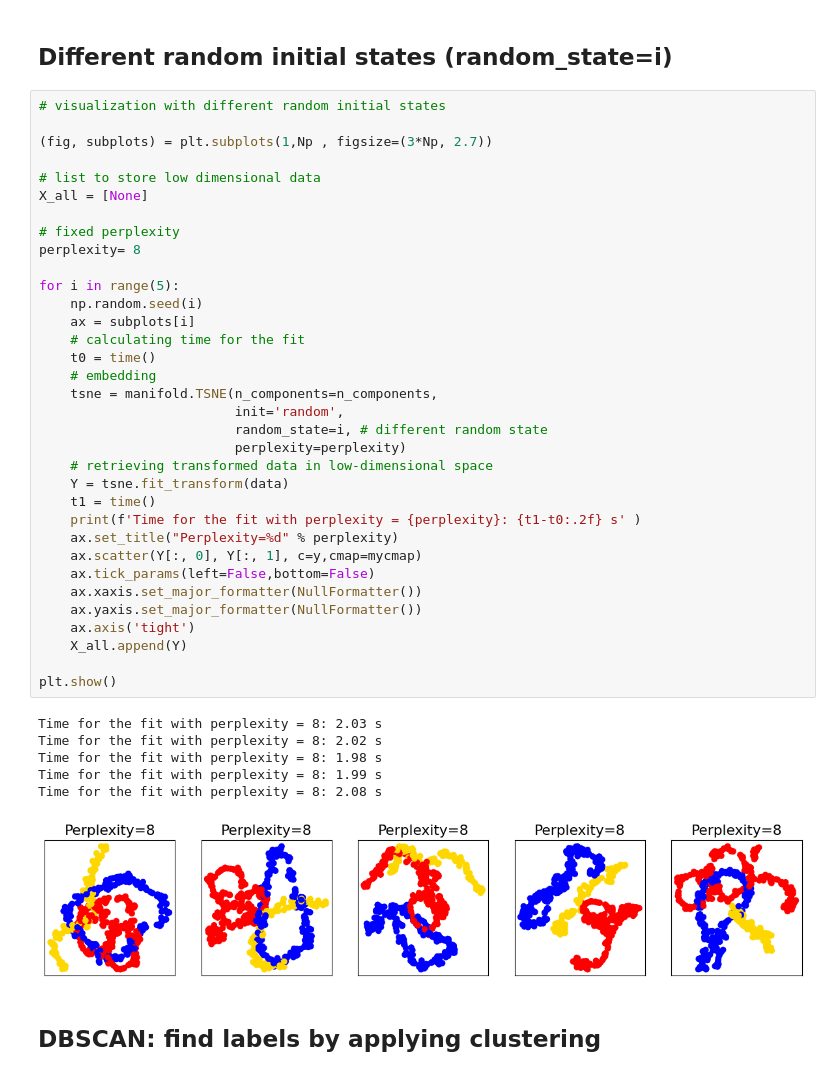
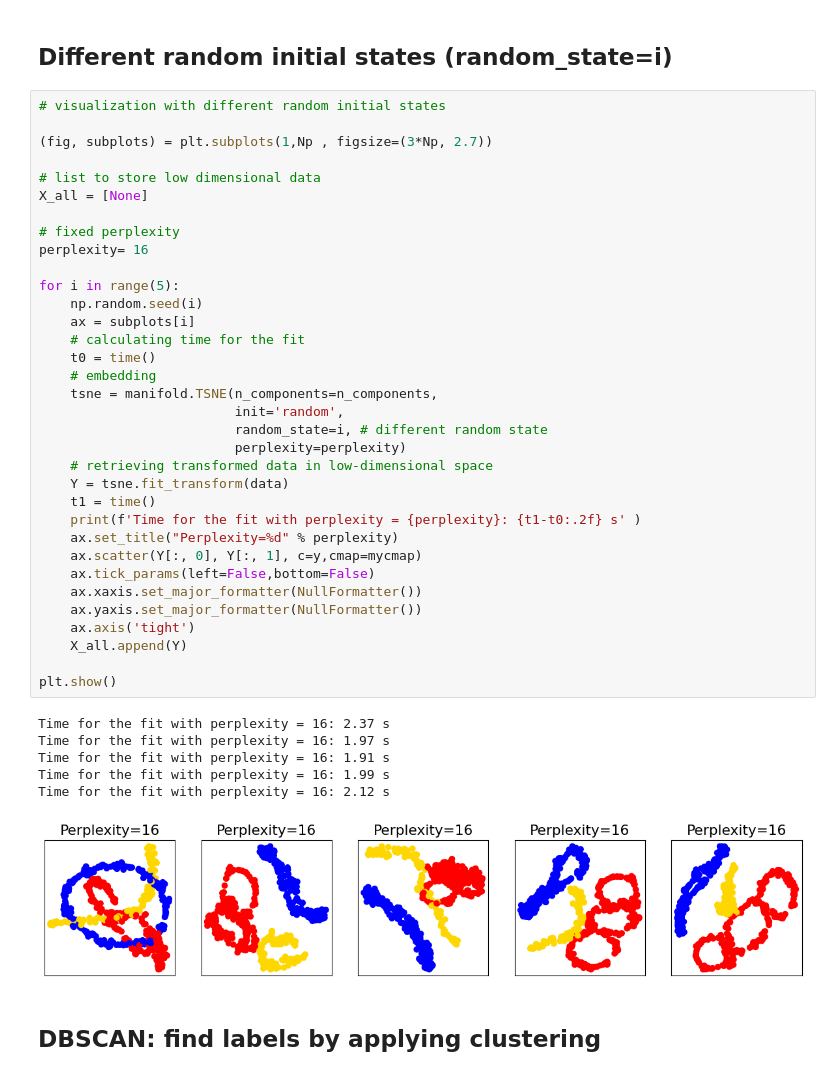
Before and after one commit to GiacomoLongaroni/LCP_mod_B, a Jupyter notebook: Ex2/group2406_exercise02.ipynb, the cells around one changed output. Drawn from its saved outputs; the diff is of its cells as text.

```diff
--- a/Ex2/group2406_exercise02.ipynb
+++ b/Ex2/group2406_exercise02.ipynb
@@ -142,40 +142,40 @@ Time for the fit with perplexity = 32: 2.54 s
 
 # list to store low dimensional data
 X_all = [None]
 
 # fixed perplexity
-perplexity= 8
+perplexity= 16
 
 for i in range(5):
     np.random.seed(i)
     ax = subplots[i]
     # calculating time for the fit
     t0 = time()
     # embedding
     tsne = manifold.TSNE(n_components=n_components,
                          init='random',
                          random_state=i, # different random state
                          perplexity=perplexity)
     # retrieving transformed data in low-dimensional space
     Y = tsne.fit_transform(data)
     t1 = time()
     print(f'Time for the fit with perplexity = {perplexity}: {t1-t0:.2f} s' )
     ax.set_title("Perplexity=%d" % perplexity)
     ax.scatter(Y[:, 0], Y[:, 1], c=y,cmap=mycmap)
     ax.tick_params(left=False,bottom=False)
     ax.xaxis.set_major_formatter(NullFormatter())
     ax.yaxis.set_major_formatter(NullFormatter())
     ax.axis('tight')
     X_all.append(Y)
 
 plt.show()
 # %% [output]
-Time for the fit with perplexity = 8: 2.03 s
-Time for the fit with perplexity = 8: 2.02 s
-Time for the fit with perplexity = 8: 1.98 s
-Time for the fit with perplexity = 8: 1.99 s
-Time for the fit with perplexity = 8: 2.08 s
+Time for the fit with perplexity = 16: 2.37 s
+Time for the fit with perplexity = 16: 1.97 s
+Time for the fit with perplexity = 16: 1.91 s
+Time for the fit with perplexity = 16: 1.99 s
+Time for the fit with perplexity = 16: 2.12 s
-[figure, old version]
+[figure, new version]
 # %% [markdown]
 ## DBSCAN: find labels by applying clustering
 # %%
```
Also changed, not shown: parts of 6 cells of this notebook.
